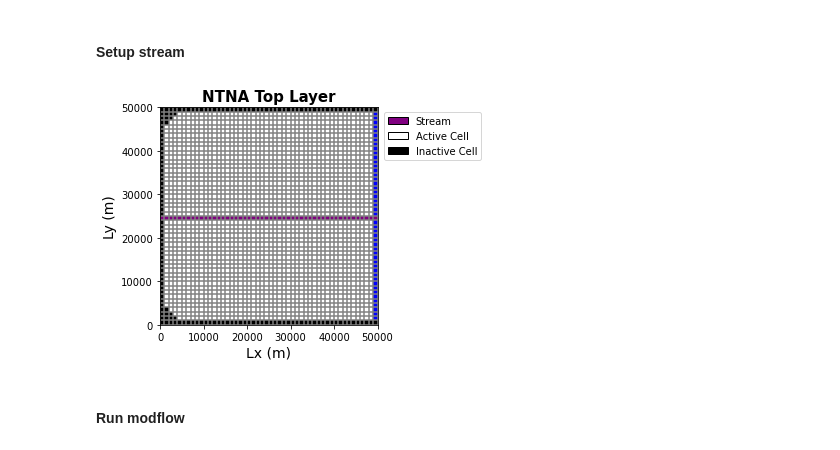
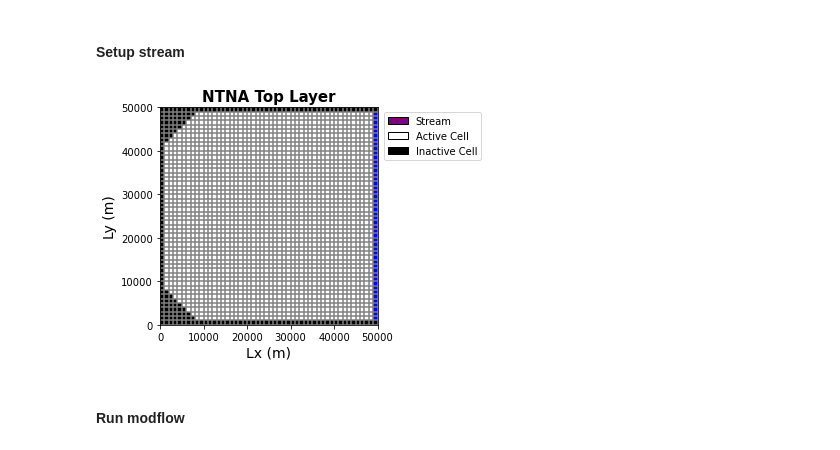
Before and after one commit to GW-modelling-Spring2022/homework-akahler03, a Jupyter notebook: Working/HW12_WatershedModel/COPY_HW12_restart_HW10.ipynb, the cells around one changed output. Drawn from its saved outputs; the diff is of its cells as text; code cells hidden in the pictures.

```diff
--- a/Working/HW12_WatershedModel/COPY_HW12_restart_HW10.ipynb
+++ b/Working/HW12_WatershedModel/COPY_HW12_restart_HW10.ipynb
@@ -343,38 +343,40 @@ Stop = surf_elev -  1.    # elevation of the top of the streambed (1 m below lan
 Sbot = Stop - thickness      # elevation of the bottom of the streambed (m)
 stage_elev = Stop + stage      # elevation of the water surface in the stream (m)
 
 #5. Setup the stress period dictionary
 str_info = np.zeros((nreach,13)) # create array of zeros for reaches, each reach requires 13 input values
 
 #CHANGED Kstream TO k_strbott
 for r in np.arange(nreach):
      str_info[r,:] = [0, str_rows[r], str_cols[r], segments[r], reaches[r], reach_flow[r], stage_elev[r], k_strbott, Sbot[r], Stop[r],    		width,  slope, rough]
 str_spd = {0: str_info} # save the stream info in a stress period dictionary
 
 #5. Setup the segments dictionary
 #for each segment, need an array of 10 zeros, for last segment, first two values are seg #s of upstream segments
 seg_info = np.zeros((10,nseg))
 seg_info = [[0, 0, 0, 0, 0, 0, 0, 0, 0, 0, 0], [0, 0, 0, 0, 0, 0, 0, 0, 0, 0, 0], [1, 2, 0, 0, 0, 0, 0, 0, 0, 0, 1]]
 str_segd = {0: seg_info}  #save the stream info in a segment dictionary
 
 #6. Setup the modflow package call  CHANGED mf TO m1
 strm = flopy.modflow.mfstr.ModflowStr(m1, mxacts=nreach, nss=nseg, ntrib=ntrib, ndiv=0,icalc=icalc, const=const, ipakcb=53, istcb2=53, dtype=None, stress_period_data=str_spd, segment_data=str_segd, extension='str')
 
 #Plot model grid with stream
-modelmap = flopy.plot.PlotMapView(model=m1, layer=0)
+modelmap = flopy.plot.PlotMapView(model=m1, layer=2)
 grid=modelmap.plot_grid()
 ib = modelmap.plot_ibound()
 plt.xlabel('Lx (m)', fontsize=14)
 plt.ylabel('Ly (m)', fontsize=14)
 plt.title('NTNA Top Layer', fontsize=15, fontweight='bold')
-str_m = modelmap.plot_bc('STR')
-plt.legend(handles=[mp.patches.Patch(color='purple',label='Stream', ec='black'),
-       mp.patches.Patch(color='white',label='Active Cell',ec='black'),
+#str_m = modelmap.plot_bc('STR')   #plot stream
+#wel_m = modelmap.plot_bc('WEL')   #plot well
+plt.legend(handles=[#mp.patches.Patch(color='red', label='well', ec='red'),
+                   mp.patches.Patch(color='purple',label='Stream', ec='black'),
+                   mp.patches.Patch(color='white',label='Active Cell',ec='black'),
                    mp.patches.Patch(color='black',label='Inactive Cell',ec='black')],
                    bbox_to_anchor=(1.5,1.0))
 plt.show(modelmap)
 # %% [output]
-[figure, old version]
+[figure, new version]
 # %% [markdown]
 #### Run modflow
 # %%
```
